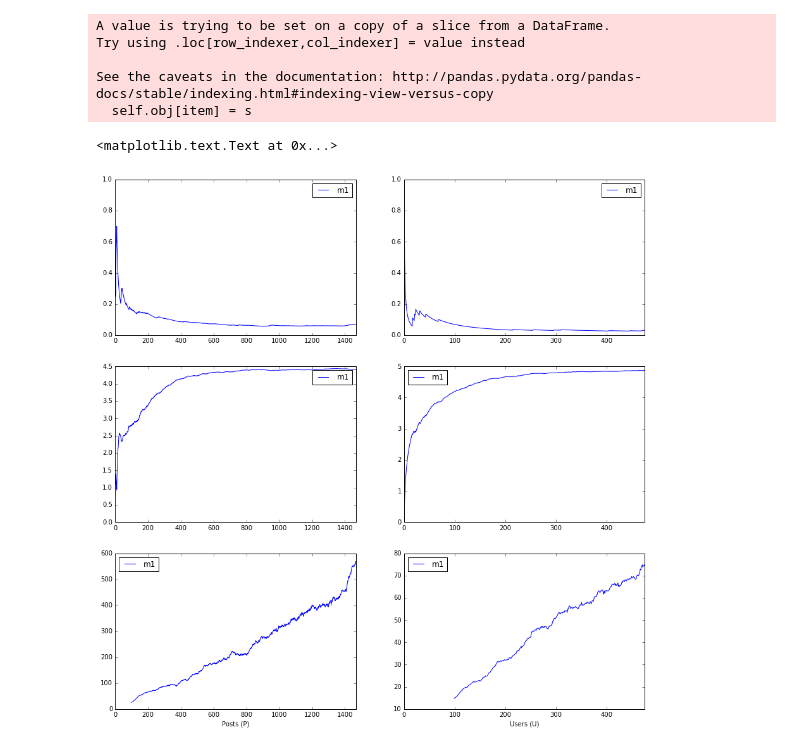
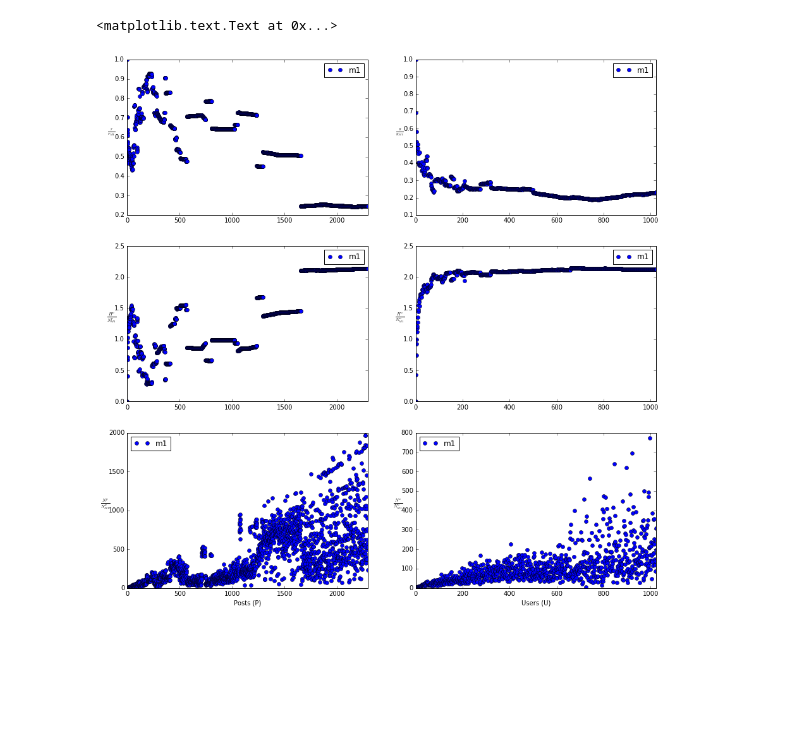
Before and after one commit to danjamker/DiffusionSimulation, a Jupyter notebook: notebook/visualize-diffusion.ipynb, the cells around one changed output. Cells and saved outputs as stored; diff of their text form; code cells hidden in the pictures; blank space fills up the shorter version.

Commit message:
Reverting to pandas new api

```diff
--- a/notebook/visualize-diffusion.ipynb
+++ b/notebook/visualize-diffusion.ipynb
@@ -9,7 +9,7 @@ import pandas as pd
 import json
 from pprint import pprint
 
-with open('./../output/geo-ino-1/part-00000') as data_file:
+with open('/Users/danielkershaw/PycharmProjects/DiffusionSimulation/output/twitter-geo-innovation') as data_file:
     data = json.load(data_file)
 
 result_act = pd.read_json(data["result_act"])
@@ -35,57 +35,52 @@ def rowRatio(data):
     }
     return pd.Series(d)
 
 usagedominance = result_act[["usagedominance"]]
 usagedominance.columns = ['m1']
 
-plt = usagedominance.plot(ax=axes[0,0])
-plt.set_xlabel('')
-# plt.set_ylabel(r'$\frac{r}{r_{M1}}$', rotation=0)
+plts = usagedominance.plot(ax=axes[0,0], style='o')
+plts.set_xlabel('')
+plts.set_ylabel(r'$\frac{r}{r_{M1}}$', rotation=0)
 
 userusagedominance = result_user[["userusagedominance"]]
 userusagedominance.columns = ['m1']
 # userusagedominance = userusagedominance.apply(rowRatio,1)
 
-plt = userusagedominance.plot(ax=axes[0,1])
-plt.set_xlabel('')
-# plt.set_ylabel(r'$\frac{g}{g_{M1}}$', rotation=0)
+plts = userusagedominance.plot(ax=axes[0,1], style='o')
+plts.set_xlabel('')
+plts.set_ylabel(r'$\frac{g}{g_{M1}}$', rotation=0)
 
 usageEntorpy = result_act[["usageEntorpy"]]
 usageEntorpy.columns = ['m1']
 # usageEntorpy = usageEntorpy.apply(rowRatio,1)
 
-plt = usageEntorpy.plot(ax=axes[1,0])
-plt.set_xlabel('')
-# # plt.set_ylabel(r'$\frac{H^p}{N_{M1}^p}$', rotation=0)
+plts = usageEntorpy.plot(ax=axes[1,0], style='o')
+plts.set_xlabel('')
+plts.set_ylabel(r'$\frac{H^p}{N_{M1}^p}$', rotation=0)
 
 userUsageEntorpy = result_user[["userUsageEntorpy"]]
 userUsageEntorpy.columns = ['m1']
 # userUsageEntorpy = userUsageEntorpy.apply(rowRatio,1)
 
-plt = userUsageEntorpy.plot(ax=axes[1,1])
-plt.set_xlabel('')
-# # plt.set_ylabel(r'$\frac{H^u}{N_{M1}^u}$', rotation=0)
+plts = userUsageEntorpy.plot(ax=axes[1,1], style='o')
+plts.set_xlabel('')
+plts.set_ylabel(r'$\frac{H^u}{N_{M1}^u}$', rotation=0)
 
 ActivateionExposure = result_act[["ActivateionExposure"]]
 ActivateionExposure.columns = ['m1']
-ActivateionExposure.loc[:, 'm1'] = ActivateionExposure.loc[:, 'm1'].rolling(window=100,center=False).mean()
+# ActivateionExposure.loc[:, 'm1'] = ActivateionExposure.loc[:, 'm1'].rolling(window=100,center=False).mean()
 
-plt = ActivateionExposure.plot(ax=axes[2,0])
-plt.set_xlabel('Posts (P)')
-# # plt.set_ylabel(r'$\frac{N^p}{N_{M1}^p}$', rotation=0)
+plts = ActivateionExposure.plot(ax=axes[2,0], style='o')
+plts.set_xlabel('Posts (P)')
+plts.set_ylabel(r'$\frac{N^p}{N_{M1}^p}$', rotation=0)
 
 UserExposure = result_user[["UserExposure"]]
 UserExposure.columns = ['m1']
-UserExposure.loc[:, 'm1'] = UserExposure.loc[:, 'm1'].rolling(window=100,center=False).mean()
+# UserExposure.loc[:, 'm1'] = UserExposure.loc[:, 'm1'].rolling(window=100,center=False).mean()
 
-plt = UserExposure.plot(ax=axes[2,1])
-plt.set_xlabel('Users (U)')
-# # plt.set_ylabel(r'$\frac{N^u}{N_{M1}^u}$', rotation=0)
+plts = UserExposure.plot(ax=axes[2,1], style='o')
+plts.set_xlabel('Users (U)')
+plts.set_ylabel(r'$\frac{N^u}{N_{M1}^u}$', rotation=0)
 # %% [output]
-A value is trying to be set on a copy of a slice from a DataFrame.
-Try using .loc[row_indexer,col_indexer] = value instead
-
-See the caveats in the documentation: http://pandas.pydata.org/pandas-docs/stable/indexing.html#indexing-view-versus-copy
-  self.obj[item] = s
+<matplotlib.text.Text at 0x...>
-<matplotlib.text.Text at 0x...>
-[figure, old version]
+[figure, new version]
```
Also changed, not shown: 3 other files.
